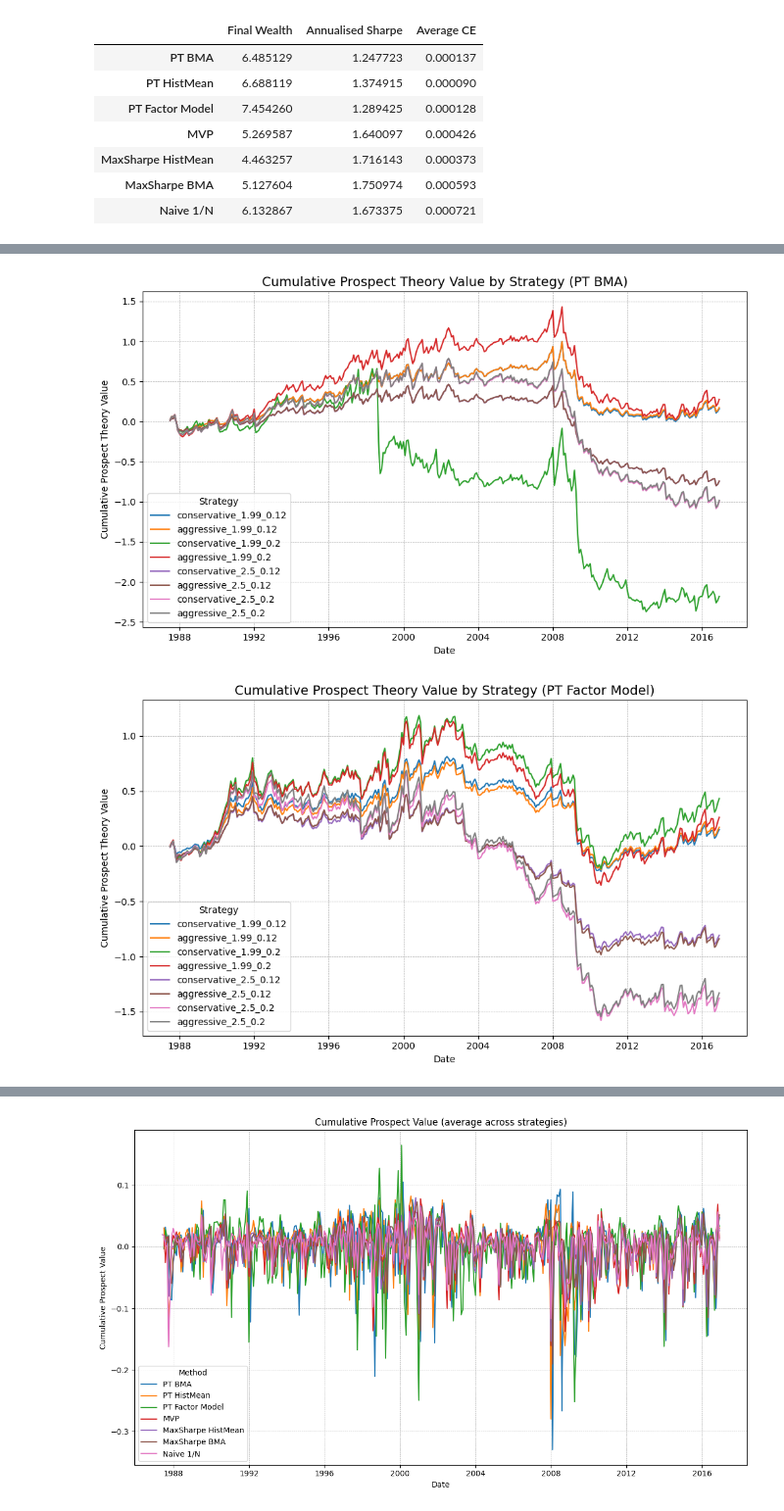
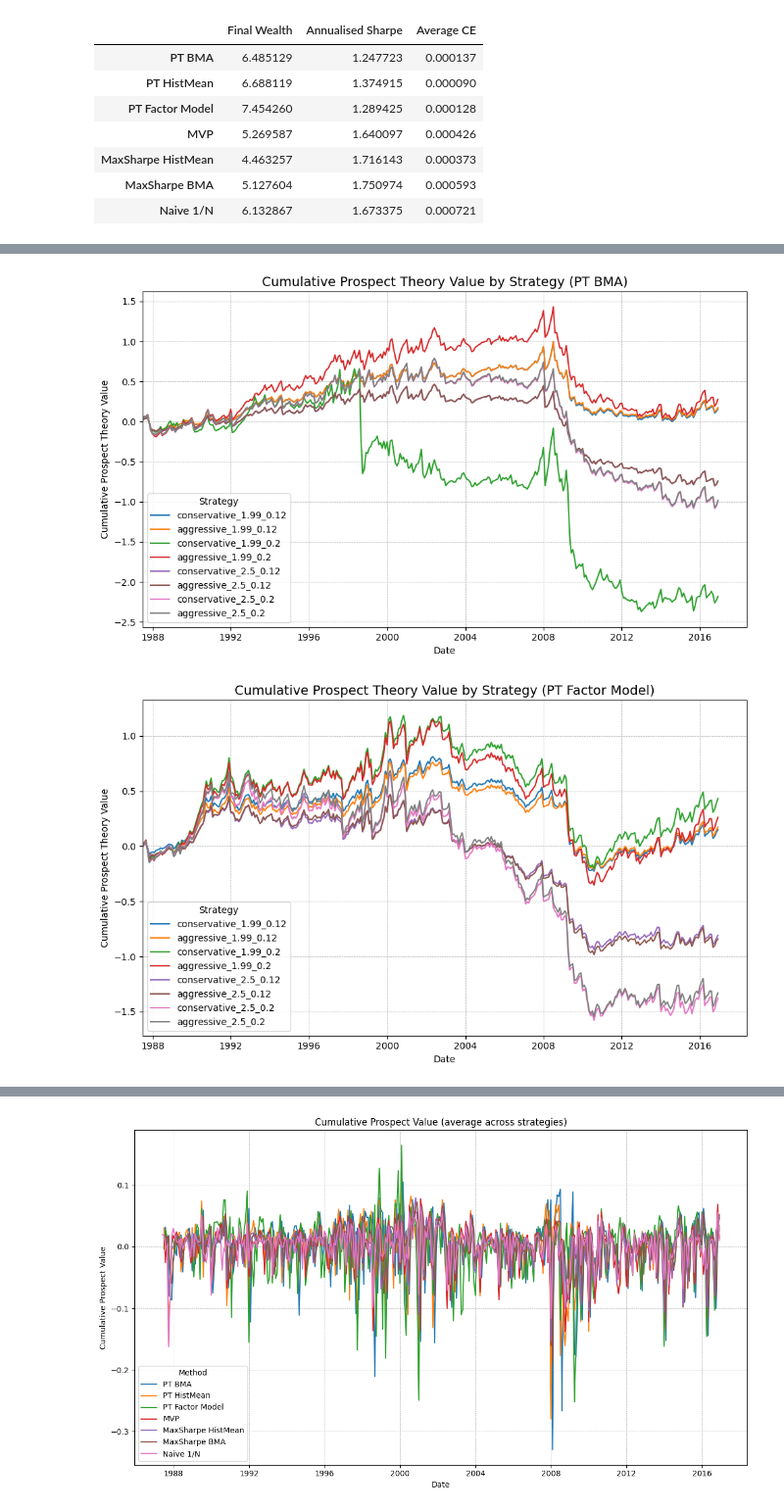
Before and after one commit to CheeseT99/speciale_repo, a Jupyter notebook: jupyternotebooks/results_pt_avg.ipynb, the cells around one changed output, grey strips where cells are left out. Shown at 98% size. Drawn from its saved outputs; the diff is of its cells as text; code cells hidden in the pictures.

```diff
--- a/jupyternotebooks/results_pt_avg.ipynb
+++ b/jupyternotebooks/results_pt_avg.ipynb
@@ -337,7 +337,7 @@ for m in pt_methods:
         "Std Dev": comparison_df[comparison_df.Method == m]["Std Dev"],
 
 
-        "Certainty Equivalance": comparison_df[comparison_df.Method == m]["Certainty Equivalent"],
+        "Certainty Equivalance": comparison_df[comparison_df.Method == m]["Certainty Equivalent"]*np.sqrt(12),
         "Prospect Value": comparison_df[comparison_df.Method == m]["Sum of Prospect Values"]    #   "HHI": comparison_df[comparison_df.Method == m]["HHI"],
     }).sort_values("Sharpe Ratio", ascending=False).style.set_caption(f"{m} – Strategy‑level Results"))
 # %% [output]
@@ -577,7 +607,12 @@ ax = plt.gca()
 ax.set_title("Average Cumulative Net Return", fontsize=14)
 ax.set_xlabel("Date / Period")
 ax.set_ylabel("Cumulative Net Return (%)")
+first_date = cum_net_df.index.min()
+last_date  = cum_net_df.index.max()
+span       = last_date - first_date
 
+    # Extend the right-hand limit by 5% of the total time span
+ax.set_xlim(first_date, last_date + span * 0.05)
 # format y-axis ticks as percentages
 ax.yaxis.set_major_formatter(FuncFormatter(lambda y, _: f'{y*100:.0f}%'))
 
@@ -611,7 +646,12 @@ for method in pt_methods:
     ax.set_title(f"Cumulative Returns by Strategy ({method})", fontsize=14)
     ax.set_xlabel("Date")
     ax.set_ylabel("Cumulative Net Return (%)")
+    first_date = cumulative_returns.index.min()
+    last_date  = cumulative_returns.index.max()
+    span       = last_date - first_date
 
+    # Extend the right-hand limit by 5% of the total time span
+    ax.set_xlim(first_date, last_date + span * 0.05)
     # Format y-axis ticks as percentages
     ax.yaxis.set_major_formatter(FuncFormatter(lambda y, _: f'{y*100:.0f}%'))
 
@@ -645,12 +685,19 @@ for method in pt_methods:
 
     # Grab current axes
     ax = plt.gca()
+    ax = plt.gca()
+    first_date = cumulative_pt_values.index.min()
+    last_date  = cumulative_pt_values.index.max()
+    span       = last_date - first_date
+
+    # Extend the right-hand limit by 5% of the total time span
+    ax.set_xlim(first_date, last_date + span * 0.05)
 
     # Titles & labels
     ax.set_title(f"Cumulative Prospect Theory Value by Strategy ({method})", fontsize=14)
     ax.set_xlabel("Date")
     ax.set_ylabel("Cumulative Prospect Theory Value")
-
+    ax.margins(x=0)
     # Legend with title and best location
     ax.legend(title="Strategy", loc="best")
 
@@ -666,5 +713,5 @@ for method in pt_methods:
-[figure, old version]
+[figure, new version]
-[figure, old version]
+[figure, new version]
 # %%
 plt.figure(figsize=(10, 6))
 for col in cum_net_df.columns:
```
Also changed, not shown: parts of 7 cells of this notebook.
